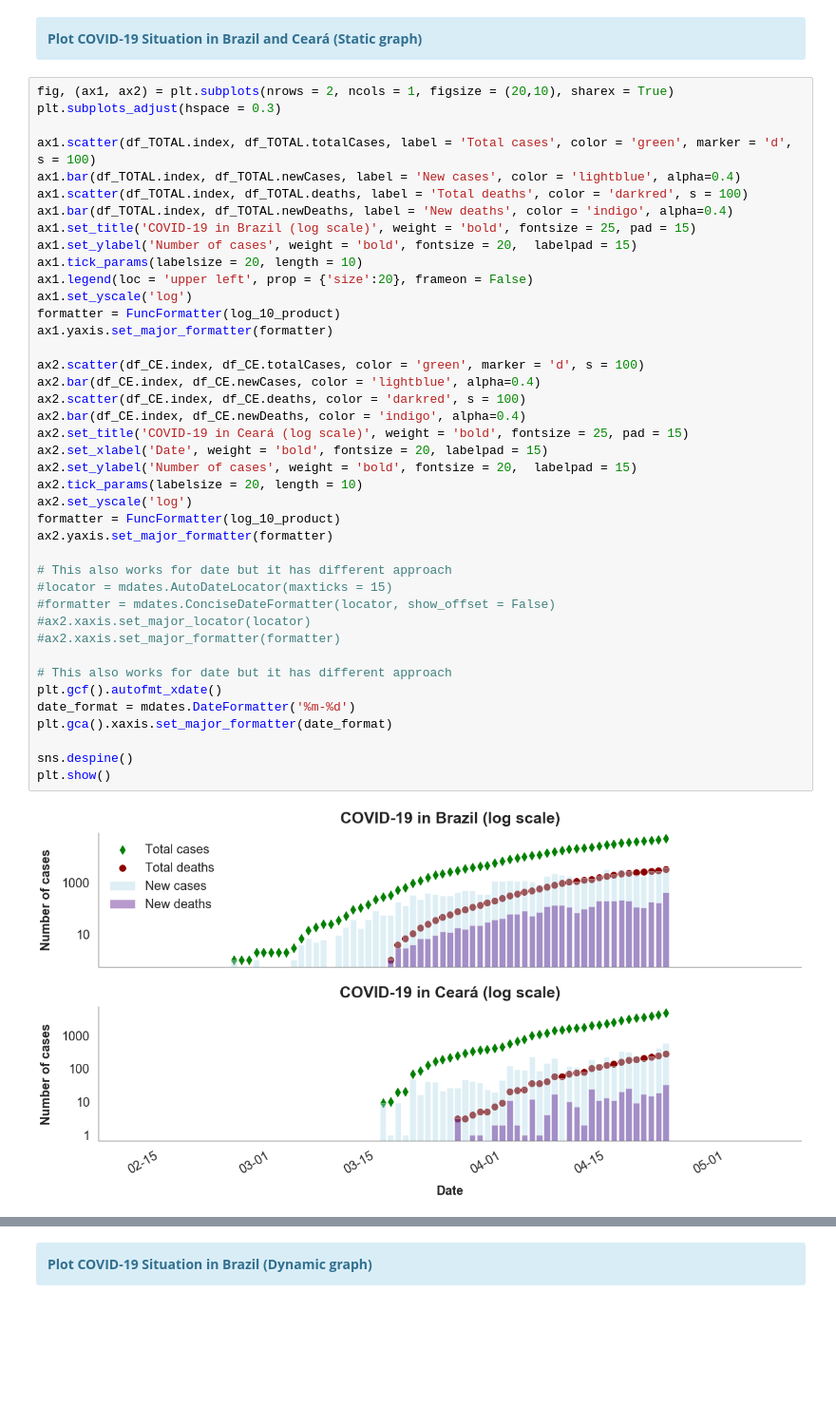
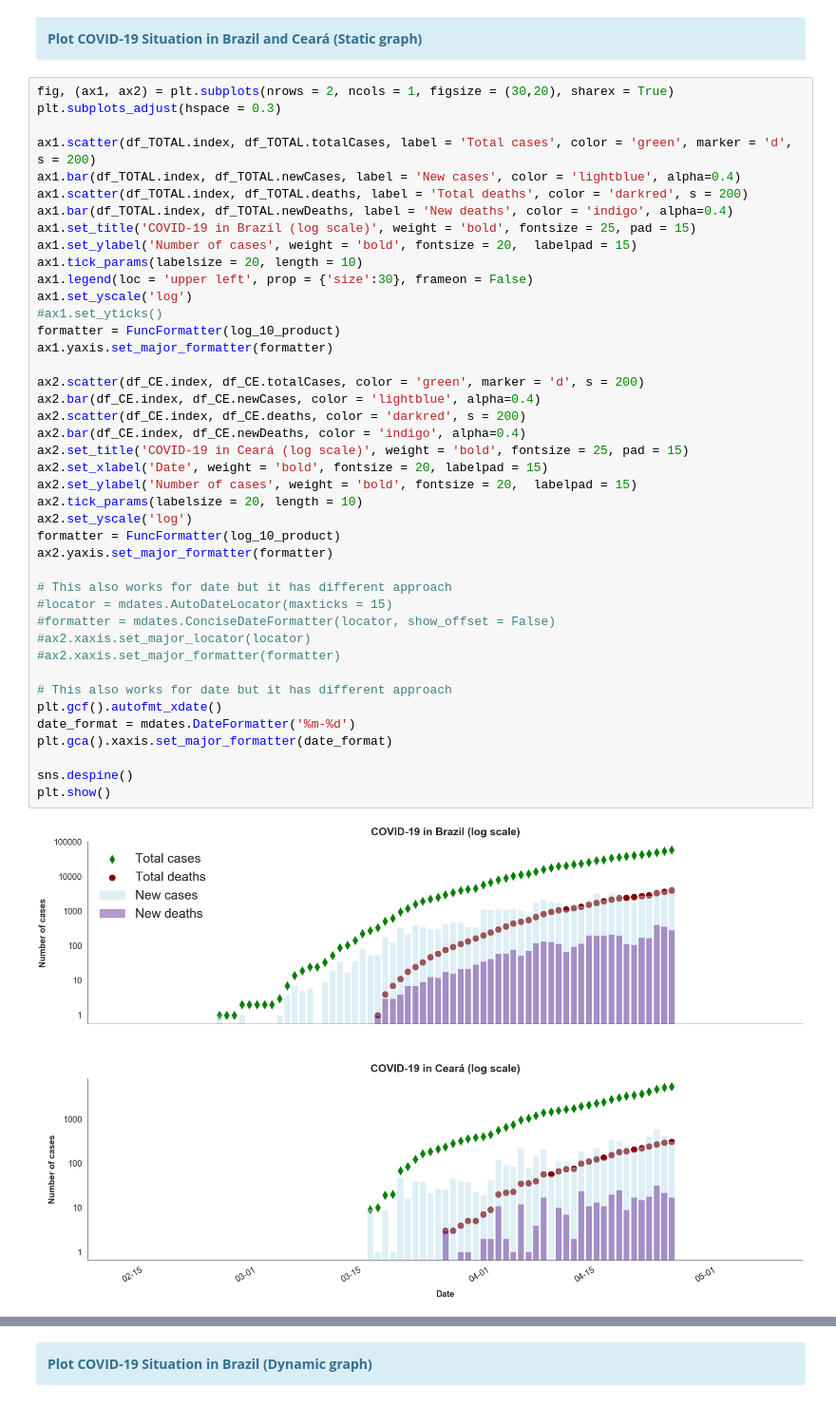
Before and after one commit to Empanator/Epidemiology, a Jupyter notebook: COVID-19 in Brazil.ipynb, the cells around one changed output, grey strips where cells are left out. Shown at 95% size. Cells and saved outputs as stored; diff of their text form; blank space fills up the shorter version.

```diff
--- a/COVID-19 in Brazil.ipynb
+++ b/COVID-19 in Brazil.ipynb
@@ -94,45 +93,46 @@ def log_10_product(x, pos):
 <b>Plot COVID-19 Situation in Brazil and Ceará (Static graph)</b>
 </div>
 # %%
-fig, (ax1, ax2) = plt.subplots(nrows = 2, ncols = 1, figsize = (20,10), sharex = True)
+fig, (ax1, ax2) = plt.subplots(nrows = 2, ncols = 1, figsize = (30,20), sharex = True)
 plt.subplots_adjust(hspace = 0.3)
 
-ax1.scatter(df_TOTAL.index, df_TOTAL.totalCases, label = 'Total cases', color = 'green', marker = 'd', s = 100)
+ax1.scatter(df_TOTAL.index, df_TOTAL.totalCases, label = 'Total cases', color = 'green', marker = 'd', s = 200)
 ax1.bar(df_TOTAL.index, df_TOTAL.newCases, label = 'New cases', color = 'lightblue', alpha=0.4)
-ax1.scatter(df_TOTAL.index, df_TOTAL.deaths, label = 'Total deaths', color = 'darkred', s = 100)
+ax1.scatter(df_TOTAL.index, df_TOTAL.deaths, label = 'Total deaths', color = 'darkred', s = 200)
 ax1.bar(df_TOTAL.index, df_TOTAL.newDeaths, label = 'New deaths', color = 'indigo', alpha=0.4)
 ax1.set_title('COVID-19 in Brazil (log scale)', weight = 'bold', fontsize = 25, pad = 15)
 ax1.set_ylabel('Number of cases', weight = 'bold', fontsize = 20,  labelpad = 15)
 ax1.tick_params(labelsize = 20, length = 10)
-ax1.legend(loc = 'upper left', prop = {'size':20}, frameon = False)
+ax1.legend(loc = 'upper left', prop = {'size':30}, frameon = False)
 ax1.set_yscale('log')
+#ax1.set_yticks()
 formatter = FuncFormatter(log_10_product)
 ax1.yaxis.set_major_formatter(formatter)
 
-ax2.scatter(df_CE.index, df_CE.totalCases, color = 'green', marker = 'd', s = 100)
+ax2.scatter(df_CE.index, df_CE.totalCases, color = 'green', marker = 'd', s = 200)
 ax2.bar(df_CE.index, df_CE.newCases, color = 'lightblue', alpha=0.4)
-ax2.scatter(df_CE.index, df_CE.deaths, color = 'darkred', s = 100)
+ax2.scatter(df_CE.index, df_CE.deaths, color = 'darkred', s = 200)
 ax2.bar(df_CE.index, df_CE.newDeaths, color = 'indigo', alpha=0.4)
 ax2.set_title('COVID-19 in Ceará (log scale)', weight = 'bold', fontsize = 25, pad = 15)
 ax2.set_xlabel('Date', weight = 'bold', fontsize = 20, labelpad = 15)
 ax2.set_ylabel('Number of cases', weight = 'bold', fontsize = 20,  labelpad = 15)
 ax2.tick_params(labelsize = 20, length = 10)
 ax2.set_yscale('log')
 formatter = FuncFormatter(log_10_product)
 ax2.yaxis.set_major_formatter(formatter)
 
 # This also works for date but it has different approach
 #locator = mdates.AutoDateLocator(maxticks = 15)
 #formatter = mdates.ConciseDateFormatter(locator, show_offset = False)
 #ax2.xaxis.set_major_locator(locator)
 #ax2.xaxis.set_major_formatter(formatter)
 
 # This also works for date but it has different approach
 plt.gcf().autofmt_xdate()
 date_format = mdates.DateFormatter('%m-%d')
 plt.gca().xaxis.set_major_formatter(date_format)
 
 sns.despine()
 plt.show()
 # %% [output]
-[figure, old version]
+[figure, new version]
```
Also changed, not shown: parts of 2 cells of this notebook.
